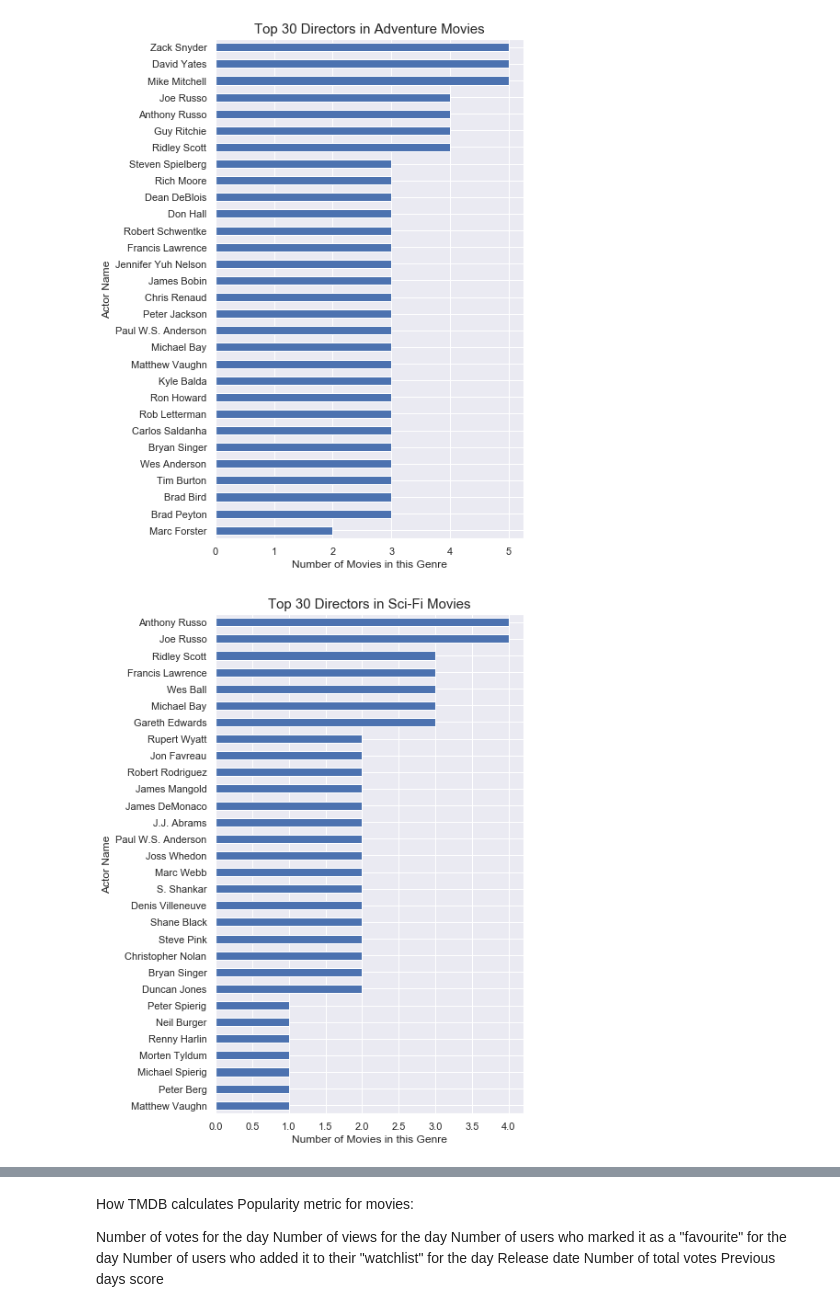
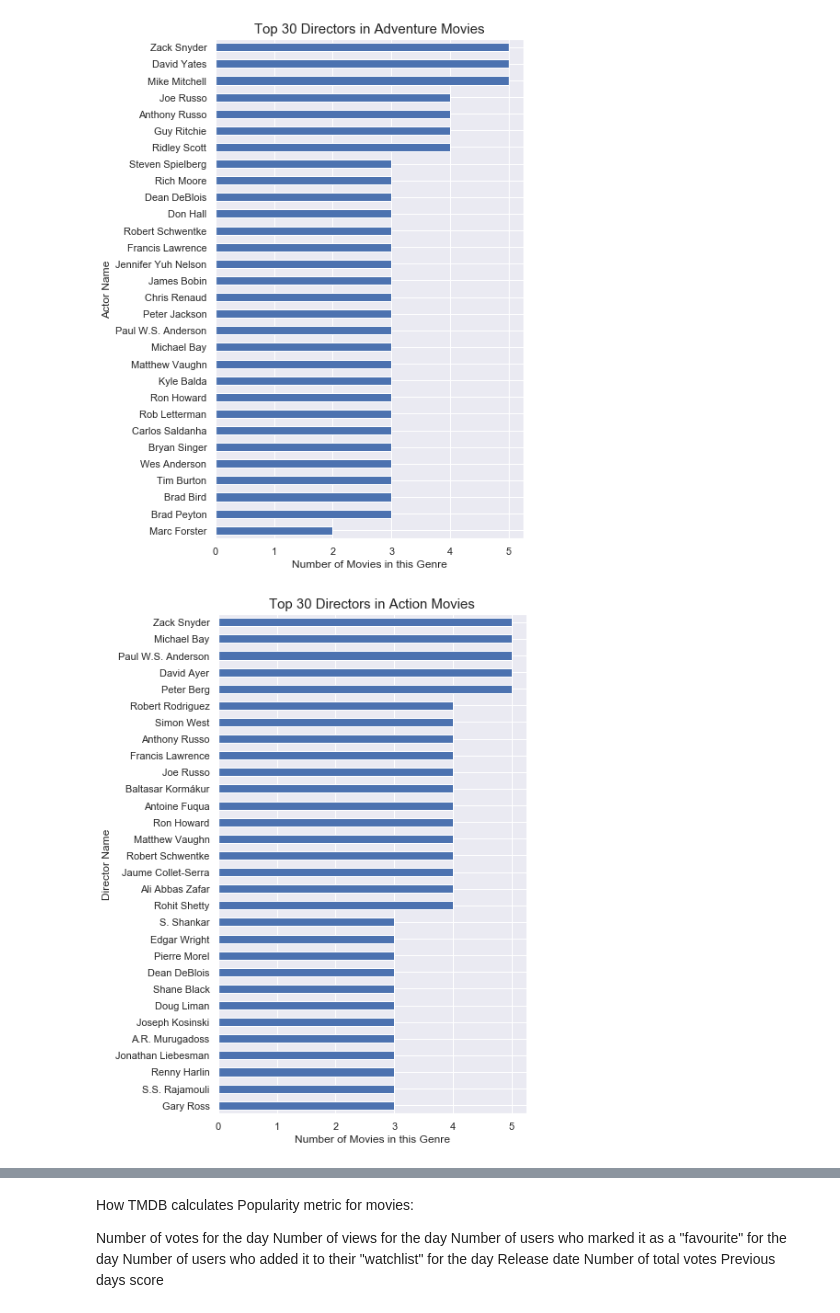
Before and after one commit to lilisbeit/Microsoft-Movies-Project, a Jupyter notebook: Microsoft-Movies-Notebook.ipynb, the cells around one changed output, grey strips where cells are left out. Saved outputs shown, nothing was run; the diff lists cells and outputs as text; code cells hidden in the pictures.

```diff
--- a/Microsoft-Movies-Notebook.ipynb
+++ b/Microsoft-Movies-Notebook.ipynb
@@ -366,9 +229,6 @@ genre_ratings_df = imdb_df.dropna(subset=['genres'])
 #reset index
 genre_ratings_df.reset_index(inplace=True, drop=True)
 
-#drop unnecessary columns
-genre_ratings_df.drop(columns=['runtime_minutes'], inplace=True)
-
 genre_ratings_df.info()
 genre_ratings_df.describe()
 genre_ratings_df.head()
@@ -487,0 +372,3 @@ genre_ratings_df.head(200)
+# %%
+genre_ratings_df.drop(columns = ['Adult', 'Game-Show', 'Reality-TV'], inplace=True)
+genre_ratings_df.head()
@@ -1354,14 +1341,14 @@ ax.get_legend().remove()
 [figure]
 # %%
 # let's get directors!
-# now Sci-Fi
+# now Action
 
-df = find_principals('director','Sci-Fi', 30).sort_values(by='Movie Title', ascending=True)
+df = find_principals('director','Action', 30).sort_values(by='Movie Title', ascending=True)
 
 ax = df.plot(kind='barh', rot=0, figsize=(6,10))
 ax.set_xlabel("Number of Movies in this Genre")
-ax.set_ylabel("Actor Name")
-ax.set_title('Top 30 Directors in Sci-Fi Movies',fontsize= 15)
+ax.set_ylabel("Director Name")
+ax.set_title('Top 30 Directors in Action Movies',fontsize= 15)
 ax.get_legend().remove()
 # %% [output]
-[figure, old version]
+[figure, new version]
```
Also changed, not shown: parts of 95 cells of this notebook.
